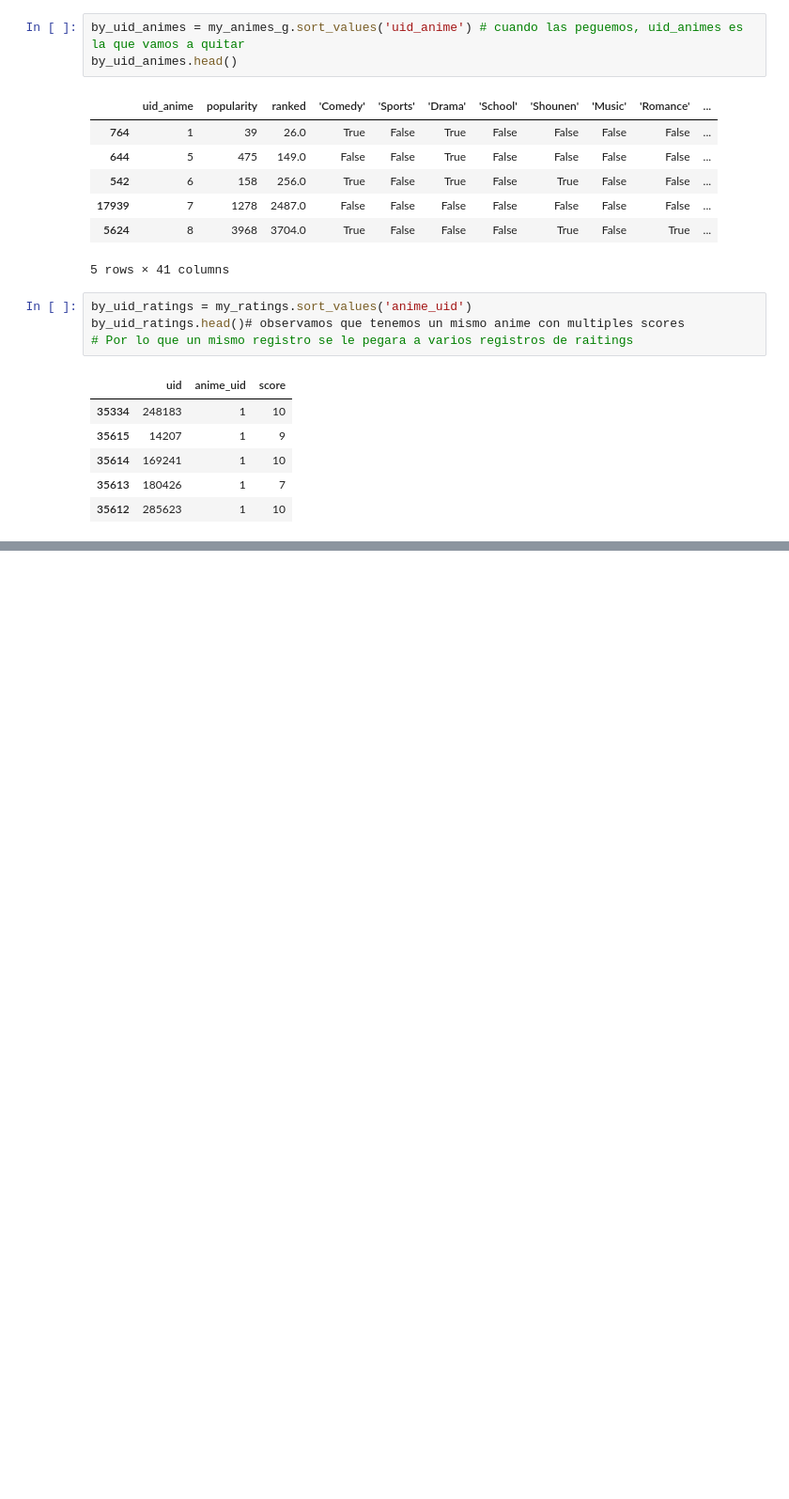
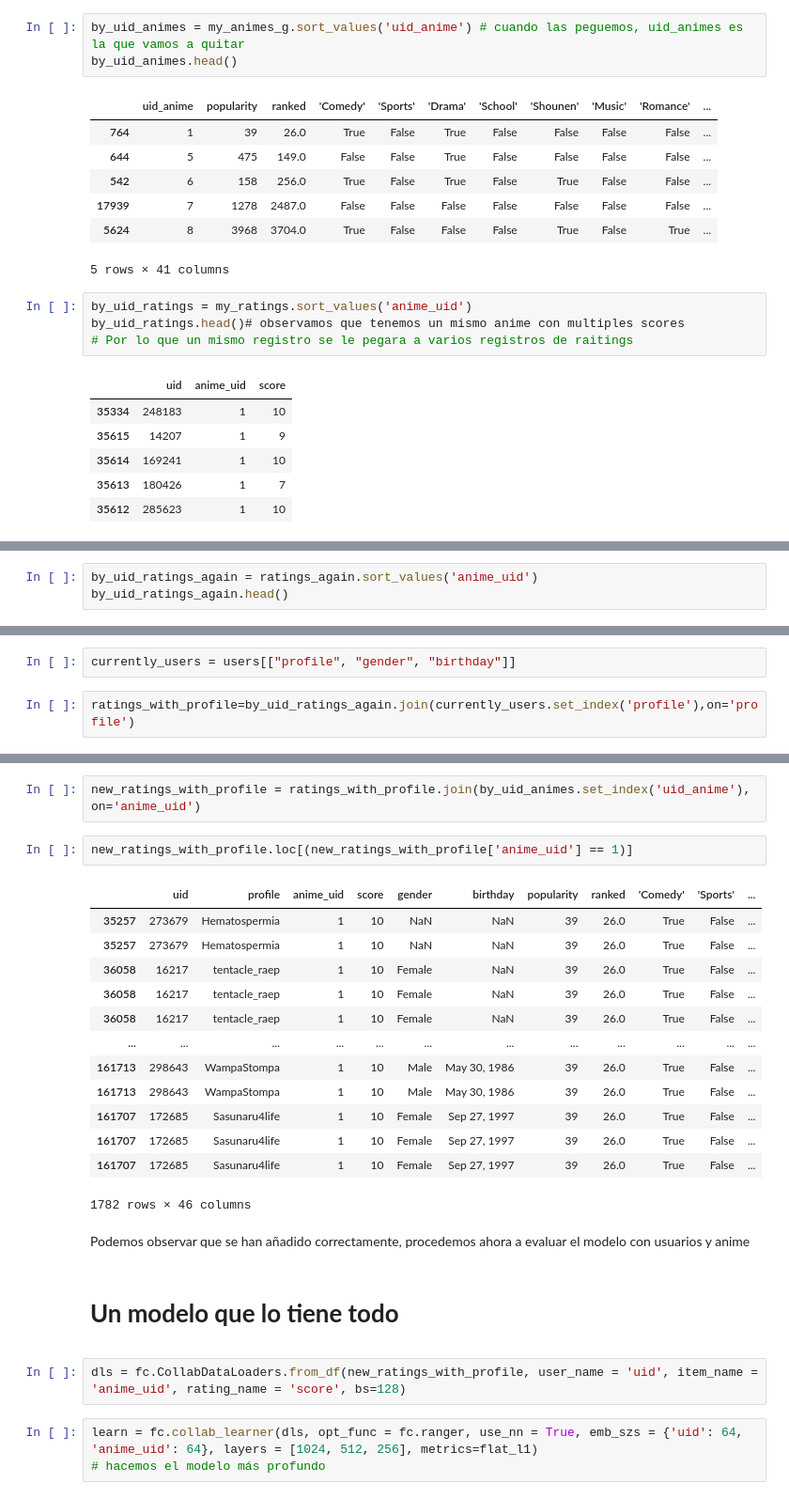
Before and after one commit to Ladivcr/Neural-network-class, a Jupyter notebook: RN2/my_recommendation_system.ipynb, the cells around one changed output, grey strips where cells are left out. Shown: that part at 94% size. Saved outputs shown, nothing was run; the diff lists cells and outputs as text; blank space fills up the shorter version.

```diff
--- a/RN2/my_recommendation_system.ipynb
+++ b/RN2/my_recommendation_system.ipynb
@@ -765,0 +831,3 @@ for i in tmppp.index:
+# %%
+by_uid_ratings_again = ratings_again.sort_values('anime_uid')
+by_uid_ratings_again.head()
@@ -765,0 +848,4 @@ for i in tmppp.index:
+# %%
+currently_users = users[["profile", "gender", "birthday"]]
+# %%
+ratings_with_profile=by_uid_ratings_again.join(currently_users.set_index('profile'),on='profile')
@@ -765,0 +914,27 @@ for i in tmppp.index:
+# %%
+new_ratings_with_profile = ratings_with_profile.join(by_uid_animes.set_index('uid_anime'), on='anime_uid')
+# %%
+new_ratings_with_profile.loc[(new_ratings_with_profile['anime_uid'] == 1)]
+# %% [output]
+|  | uid | profile | anime_uid | score | gender | birthday | popularity | ranked | 'Comedy' | 'Sports' | ... |
+| 35257 | 273679 | Hematospermia | 1 | 10 | NaN | NaN | 39 | 26.0 | True | False | ... |
+| 35257 | 273679 | Hematospermia | 1 | 10 | NaN | NaN | 39 | 26.0 | True | False | ... |
+| 36058 | 16217 | tentacle_raep | 1 | 10 | Female | NaN | 39 | 26.0 | True | False | ... |
+| 36058 | 16217 | tentacle_raep | 1 | 10 | Female | NaN | 39 | 26.0 | True | False | ... |
+| 36058 | 16217 | tentacle_raep | 1 | 10 | Female | NaN | 39 | 26.0 | True | False | ... |
+| ... | ... | ... | ... | ... | ... | ... | ... | ... | ... | ... | ... |
+| 161713 | 298643 | WampaStompa | 1 | 10 | Male | May 30, 1986 | 39 | 26.0 | True | False | ... |
+| 161713 | 298643 | WampaStompa | 1 | 10 | Male | May 30, 1986 | 39 | 26.0 | True | False | ... |
+| 161707 | 172685 | Sasunaru4life | 1 | 10 | Female | Sep 27, 1997 | 39 | 26.0 | True | False | ... |
+| 161707 | 172685 | Sasunaru4life | 1 | 10 | Female | Sep 27, 1997 | 39 | 26.0 | True | False | ... |
+| 161707 | 172685 | Sasunaru4life | 1 | 10 | Female | Sep 27, 1997 | 39 | 26.0 | True | False | ... |
+1782 rows × 46 columns
+# %% [markdown]
+Podemos observar que se han añadido correctamente, procedemos ahora a evaluar el modelo con usuarios y anime
+# %% [markdown]
+<a id="newmodel_all"><strong><h1>Un modelo que lo tiene todo</h1></strong></a>
+# %%
+dls = fc.CollabDataLoaders.from_df(new_ratings_with_profile, user_name = 'uid', item_name = 'anime_uid', rating_name = 'score', bs=128)
+# %%
+learn = fc.collab_learner(dls, opt_func = fc.ranger, use_nn = True, emb_szs = {'uid': 64, 'anime_uid': 64}, layers = [1024, 512, 256], metrics=flat_l1)
+# hacemos el modelo más profundo
```
Also changed, not shown: parts of 56 cells of this notebook.
